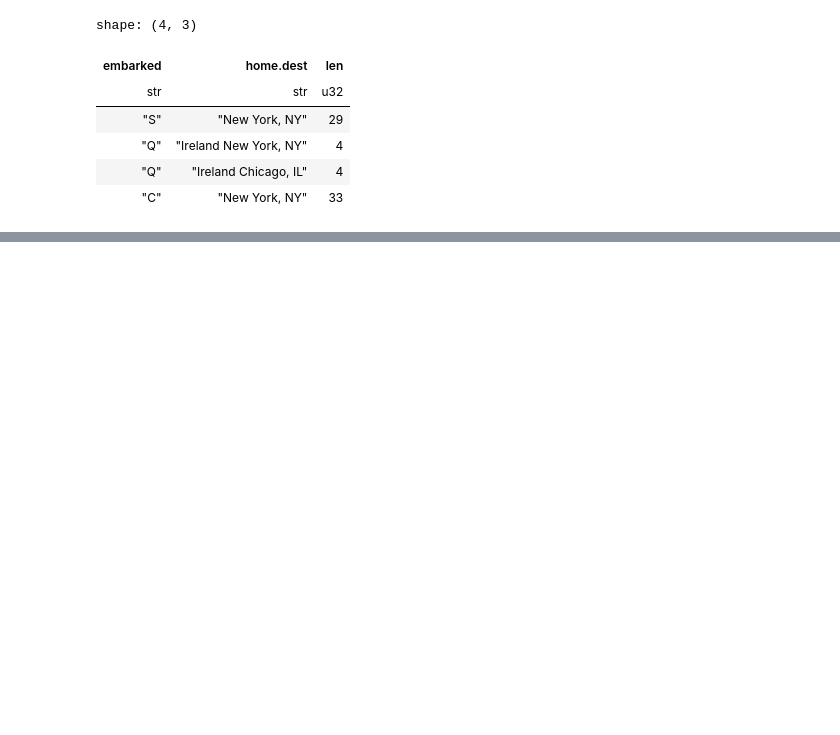
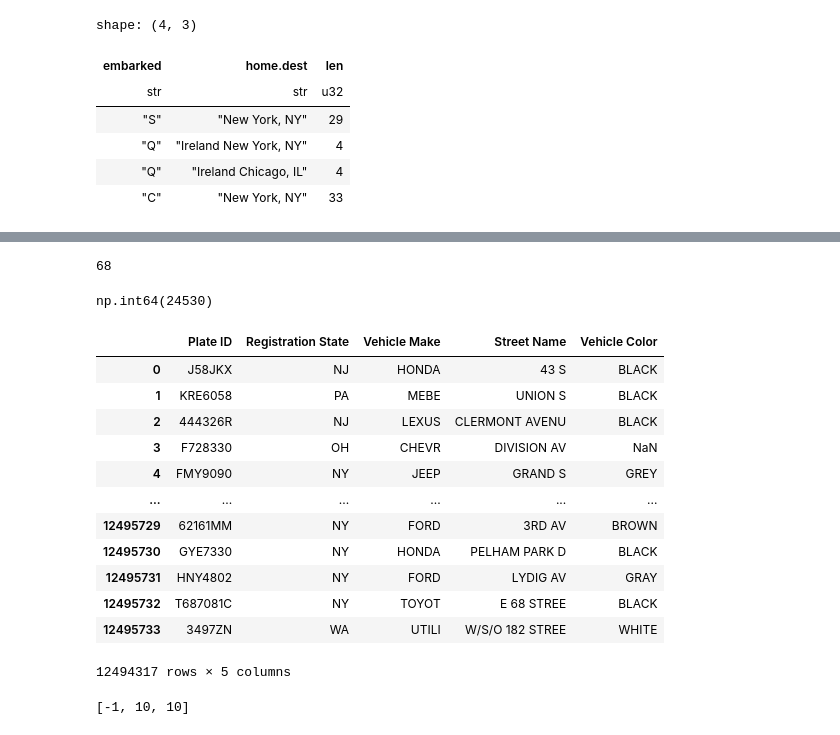
Before and after one commit to iljavaleev/arrow_examples, a Jupyter notebook: pandas_clean.ipynb, the cells around one changed output, grey strips where cells are left out. Drawn from its saved outputs; the diff is of its cells as text; code cells hidden in the pictures; blank space fills up the shorter version.

```diff
--- a/pandas_clean.ipynb
+++ b/pandas_clean.ipynb
@@ -334,0 +447,2 @@ shape: (4, 3)
+# %%
+df["Street Name"] = df["Street Name"].apply(clean_streets)
@@ -334,0 +453,33 @@ shape: (4, 3)
+# %%
+df.dropna(subset=["Street Name"], inplace=True)
+# %%
+len(df["Registration State"].drop_duplicates())
+# %% [output]
+68
+# %%
+df["Registration State"].str.isnumeric().sum()
+# %% [output]
+np.int64(24530)
+# %%
+def clean_states(value: str) -> str:
+    if not isinstance(value, str):
+        return np.nan
+    return value.strip().upper()
+# %%
+df["Registration State"] = df["Registration State"].apply(clean_states)
+# %%
+df
+# %% [output]
+|  | Plate ID | Registration State | Vehicle Make | Street Name | Vehicle Color |
+| 0 | J58JKX | NJ | HONDA | 43 S | BLACK |
+| 1 | KRE6058 | PA | MEBE | UNION S | BLACK |
+| 2 | 444326R | NJ | LEXUS | CLERMONT AVENU | BLACK |
+| 3 | F728330 | OH | CHEVR | DIVISION AV | NaN |
+| 4 | FMY9090 | NY | JEEP | GRAND S | GREY |
+| ... | ... | ... | ... | ... | ... |
+| 12495729 | 62161MM | NY | FORD | 3RD AV | BROWN |
+| 12495730 | GYE7330 | NY | HONDA | PELHAM PARK D | BLACK |
+| 12495731 | HNY4802 | NY | FORD | LYDIG AV | GRAY |
+| 12495732 | T687081C | NY | TOYOT | E 68 STREE | BLACK |
+| 12495733 | 3497ZN | WA | UTILI | W/S/O 182 STREE | WHITE |
+12494317 rows × 5 columns
@@ -334,0 +488,5 @@ shape: (4, 3)
+# %%
+from pyarrow import compute as pc
+print(pc.case_when([{'0': True, '1': False}, {'0': False, '1': True}, {'0': False, '1': True}], [-1,3, 11], 10).to_pylist())
+# %% [output]
+[-1, 10, 10]
```
Also changed, not shown: parts of 15 cells of this notebook, 3 other files.
